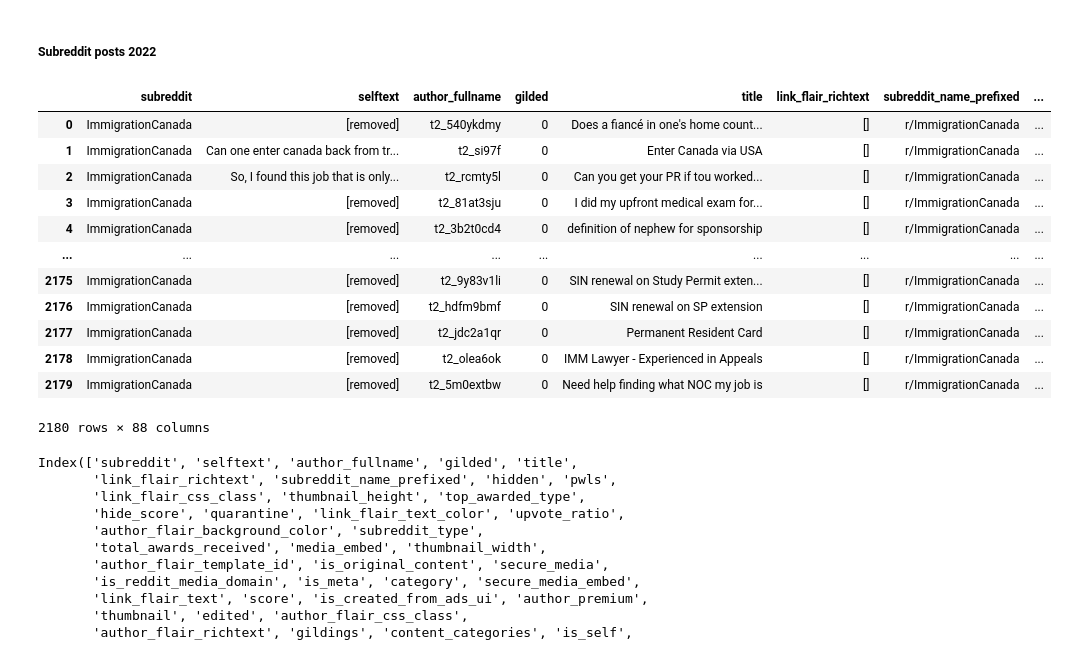
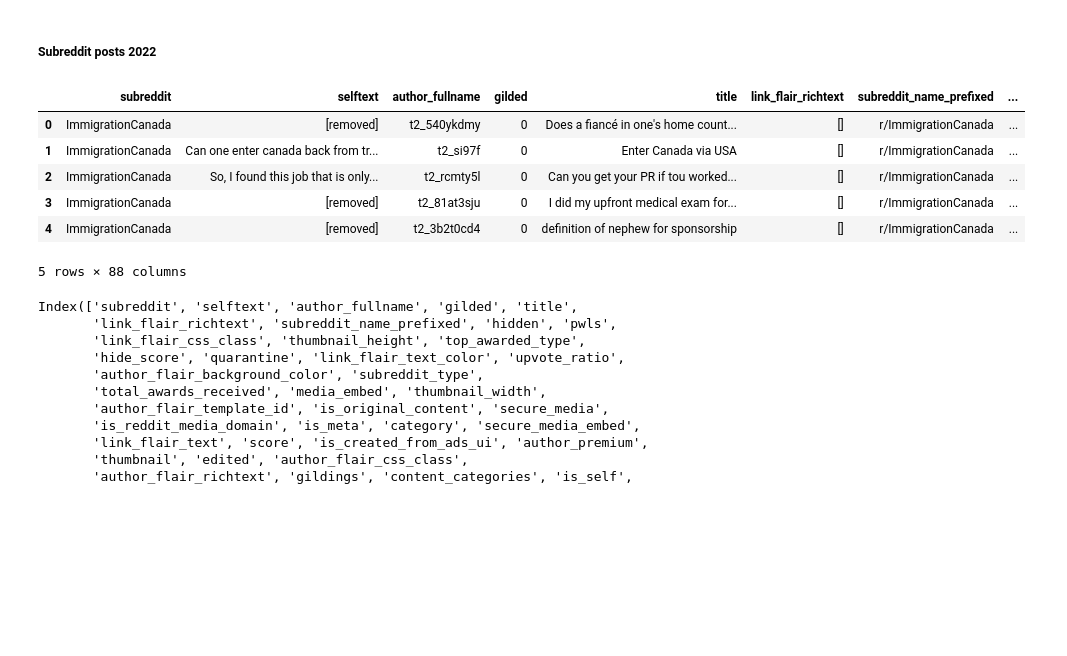
Before and after one commit to ngocmphan/reddit_immigration, a Jupyter notebook: Reddit_project.ipynb, the cells around one changed output. Cells and saved outputs as stored; diff of their text form; code cells hidden in the pictures; blank space fills up the shorter version.

```diff
--- a/Reddit_project.ipynb
+++ b/Reddit_project.ipynb
@@ -65,21 +58,15 @@ gen_2022 = api.search_submissions(subreddit='ImmigrationCanada', before=end_epoc
 post_list_2022 = [post for post in gen_2022]
 df_2022 = pd.DataFrame(post_list_2022)
 # %%
-df_2022
+df_2022.head(5)
 # %% [output]
 |  | subreddit | selftext | author_fullname | gilded | title | link_flair_richtext | subreddit_name_prefixed | ... |
 | 0 | ImmigrationCanada | [removed] | t2_540ykdmy | 0 | Does a fiancé in one's home count... | [] | r/ImmigrationCanada | ... |
 | 1 | ImmigrationCanada | Can one enter canada back from tr... | t2_si97f | 0 | Enter Canada via USA | [] | r/ImmigrationCanada | ... |
 | 2 | ImmigrationCanada | So, I found this job that is only... | t2_rcmty5l | 0 | Can you get your PR if tou worked... | [] | r/ImmigrationCanada | ... |
 | 3 | ImmigrationCanada | [removed] | t2_81at3sju | 0 | I did my upfront medical exam for... | [] | r/ImmigrationCanada | ... |
 | 4 | ImmigrationCanada | [removed] | t2_3b2t0cd4 | 0 | definition of nephew for sponsorship | [] | r/ImmigrationCanada | ... |
-| ... | ... | ... | ... | ... | ... | ... | ... | ... |
-| 2175 | ImmigrationCanada | [removed] | t2_9y83v1li | 0 | SIN renewal on Study Permit exten... | [] | r/ImmigrationCanada | ... |
-| 2176 | ImmigrationCanada | [removed] | t2_hdfm9bmf | 0 | SIN renewal on SP extension | [] | r/ImmigrationCanada | ... |
-| 2177 | ImmigrationCanada | [removed] | t2_jdc2a1qr | 0 | Permanent Resident Card | [] | r/ImmigrationCanada | ... |
-| 2178 | ImmigrationCanada | [removed] | t2_olea6ok | 0 | IMM Lawyer - Experienced in Appeals | [] | r/ImmigrationCanada | ... |
-| 2179 | ImmigrationCanada | [removed] | t2_5m0extbw | 0 | Need help finding what NOC my job is | [] | r/ImmigrationCanada | ... |
-2180 rows × 88 columns
+5 rows × 88 columns
 # %%
 df_2022.columns
 # %% [output]
```
Also changed, not shown: parts of 20 cells of this notebook.
